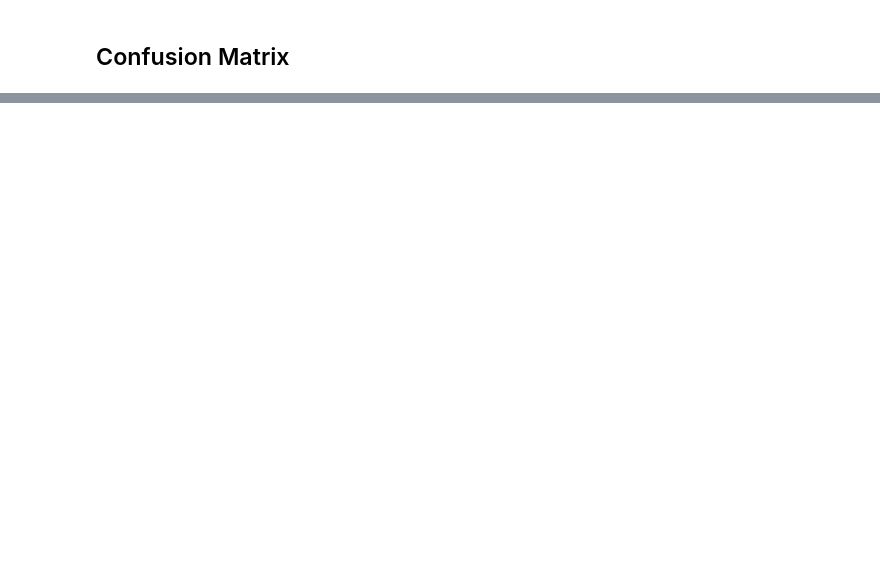
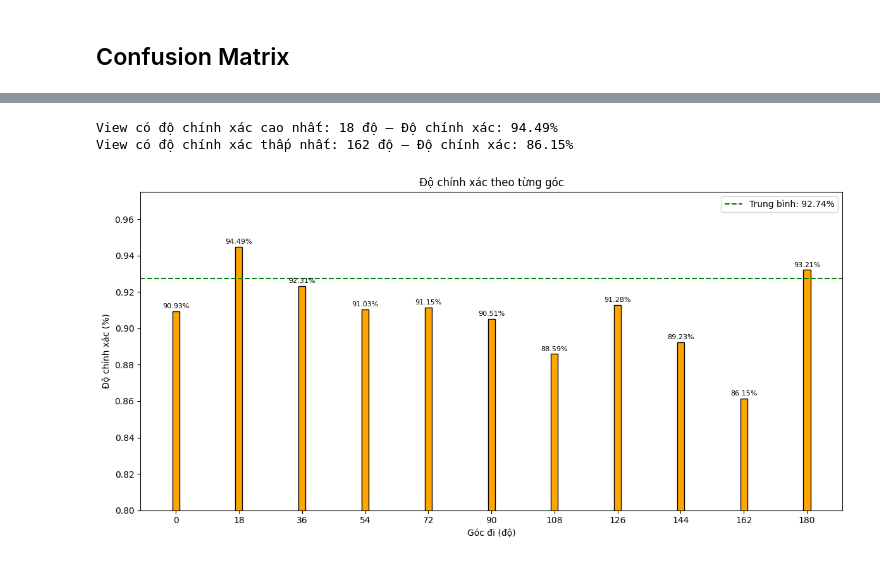
Before and after one commit to sillycroisant/GaitEnergy-Detection, a Jupyter notebook: 3_classify_and_visualize.ipynb, the cells around one changed output, grey strips where cells are left out. Cells and saved outputs as stored; diff of their text form; code cells hidden in the pictures; blank space fills up the shorter version.

```diff
--- a/3_classify_and_visualize.ipynb
+++ b/3_classify_and_visualize.ipynb
@@ -315,0 +322,14 @@ heatmap_3d(y_test_by_view, y_pred_by_view)
+# %%
+views = [0, 18, 36, 54, 72, 90, 108, 126, 144, 162, 180]
+
+train_views = {}
+test_views = {}
+
+for v in views:
+    train_views[v] = df_train[df_train['view'] == v]
+    test_views[v] = df_test[df_test['view'] == v]
+
+# Nếu bạn muốn tạo các biến riêng biệt:
+for v in views:
+    globals()[f'train_view{v}'] = train_views[v]
+    globals()[f'test_view{v}'] = test_views[v]
@@ -315,0 +373,40 @@ heatmap_3d(y_test_by_view, y_pred_by_view)
+# %%
+# Tìm chỉ số (index) của view có độ chính xác cao nhất và thấp nhất
+max_idx = view_acc.index(max(view_acc))
+min_idx = view_acc.index(min(view_acc))
+
+# Tìm giá trị view tương ứng
+best_view = views[max_idx]
+worst_view = views[min_idx]
+
+# In kết quả
+print(f'View có độ chính xác cao nhất: {best_view} độ — Độ chính xác: {view_acc[max_idx]*100:.2f}%')
+print(f'View có độ chính xác thấp nhất: {worst_view} độ — Độ chính xác: {view_acc[min_idx]*100:.2f}%')
+
+# Vẽ bar chart
+plt.figure(figsize=(12, 6))
+bars = plt.bar(views, view_acc, color='orange', edgecolor='black', width = 2)
+
+# Vẽ đường thẳng thể hiện accuracy trung bình
+plt.axhline(mean_accuracy, color='green', linestyle='--', label=f'Trung bình: {mean_accuracy*100:.2f}%')
+
+# Gắn nhãn trục
+plt.xlabel('Góc đi (độ)')
+plt.ylabel('Độ chính xác (%)')
+plt.title('Độ chính xác theo từng góc')
+plt.xticks(views)
+plt.ylim(0.8, 0.975)
+plt.legend()
+
+# Hiển thị giá trị trên từng cột
+for bar in bars:
+    height = bar.get_height()
+    plt.text(bar.get_x() + bar.get_width()/2, height + 0.001, f'{height*100:.2f}%',
+             ha='center', va='bottom', fontsize=8)
+
+plt.tight_layout()
+plt.show()
+# %% [output]
+View có độ chính xác cao nhất: 18 độ — Độ chính xác: 94.49%
+View có độ chính xác thấp nhất: 162 độ — Độ chính xác: 86.15%
+[figure, added]
```
Also changed, not shown: parts of 9 cells of this notebook, 7 other files.
